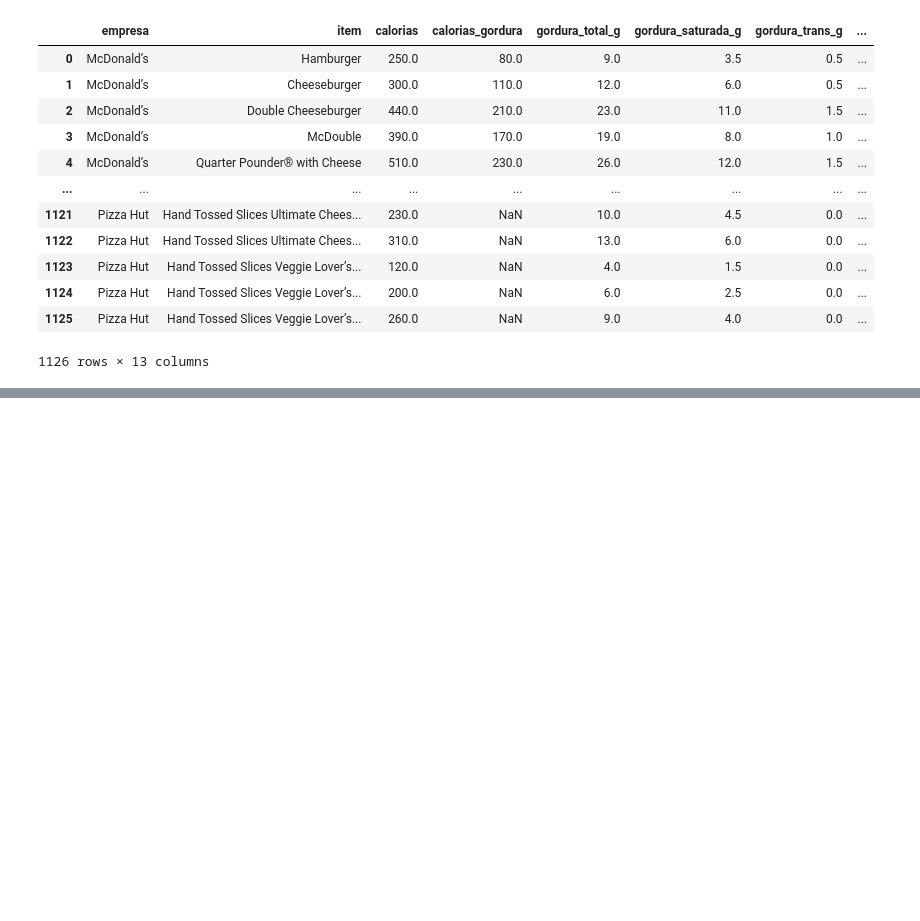
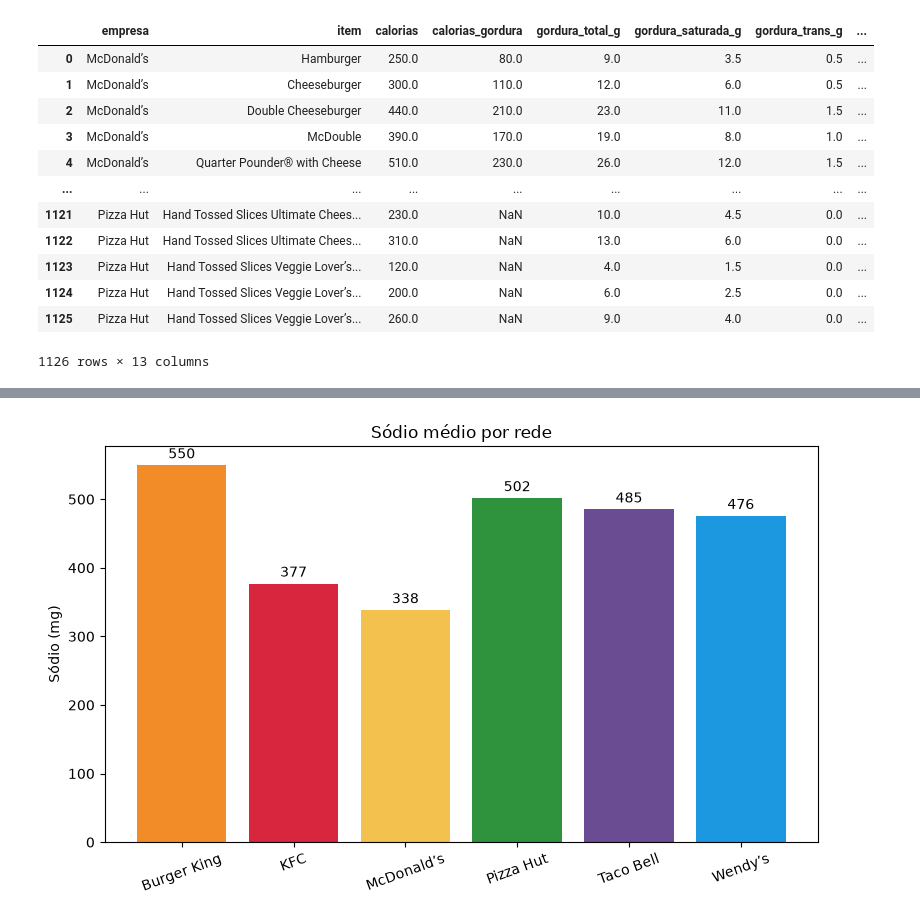
Before and after one commit to eduardoeloi7/LP5revisao, a Jupyter notebook: notebooks/atividade_sala2.ipynb, the cells around one changed output, grey strips where cells are left out. Cells and saved outputs as stored; diff of their text form; code cells hidden in the pictures; blank space fills up the shorter version.

```diff
--- a/notebooks/atividade_sala2.ipynb
+++ b/notebooks/atividade_sala2.ipynb
@@ -273,0 +647,14 @@ df
+# %%
+media_sodio = df.groupby("empresa", observed=True)["sodio_mg"].mean().reindex(redes)
+
+plt.figure(figsize=(8, 5))
+plt.bar(redes, media_sodio.values, color=cores)
+plt.title("Sódio médio por rede")
+plt.ylabel("Sódio (mg)")
+plt.xticks(rotation=20)
+for i, v in enumerate(media_sodio.values):
+    plt.text(i, v + 10, f"{v:.0f}", ha="center")
+plt.tight_layout()
+plt.show()
+# %% [output]
+[figure, added]
```
Also changed, not shown: parts of 59 cells of this notebook, 4 other files.
